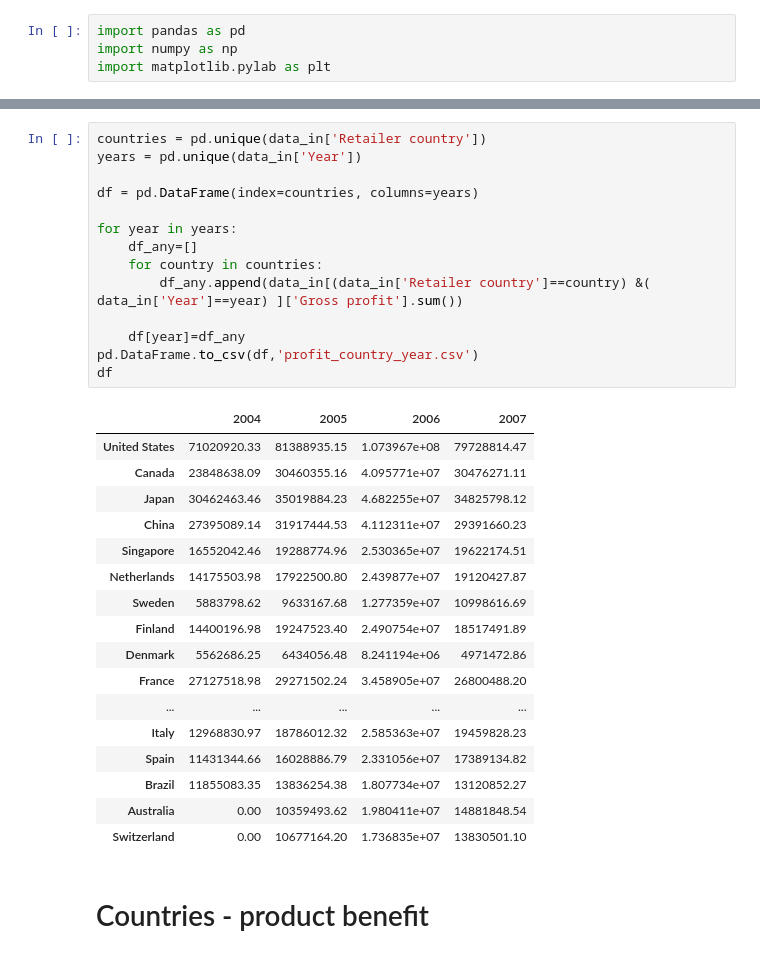
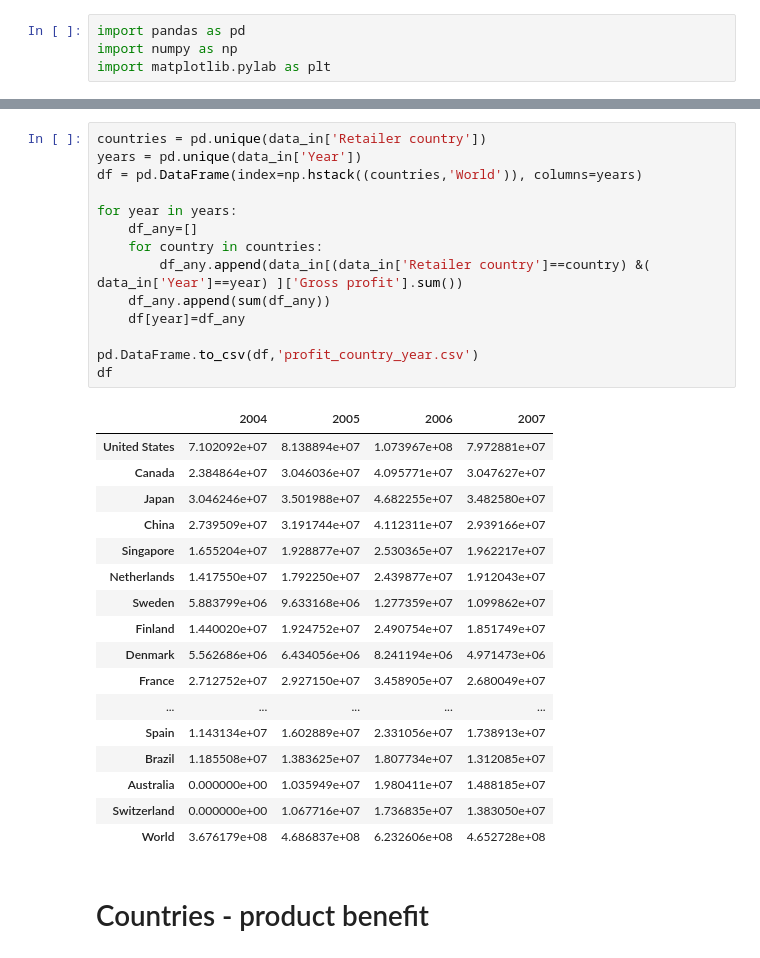
Before and after one commit to escapa12/Visualization, a Jupyter notebook: Task2/Group data.ipynb, the cells around one changed output, grey strips where cells are left out. Cells and saved outputs as stored; diff of their text form.

```diff
--- a/Task2/Group data.ipynb
+++ b/Task2/Group data.ipynb
@@ -17,35 +17,35 @@ data_in.head()
 # %%
 countries = pd.unique(data_in['Retailer country'])
 years = pd.unique(data_in['Year'])
-
-df = pd.DataFrame(index=countries, columns=years)
+df = pd.DataFrame(index=np.hstack((countries,'World')), columns=years)
 
 for year in years:
     df_any=[]
     for country in countries:
         df_any.append(data_in[(data_in['Retailer country']==country) &( data_in['Year']==year) ]['Gross profit'].sum())
+    df_any.append(sum(df_any))
+    df[year]=df_any
 
-    df[year]=df_any
 pd.DataFrame.to_csv(df,'profit_country_year.csv')
 df
 # %% [output]
 |  | 2004 | 2005 | 2006 | 2007 |
-| United States | 71020920.33 | 81388935.15 | 1.073967e+08 | 79728814.47 |
-| Canada | 23848638.09 | 30460355.16 | 4.095771e+07 | 30476271.11 |
-| Japan | 30462463.46 | 35019884.23 | 4.682255e+07 | 34825798.12 |
-| China | 27395089.14 | 31917444.53 | 4.112311e+07 | 29391660.23 |
-| Singapore | 16552042.46 | 19288774.96 | 2.530365e+07 | 19622174.51 |
-| Netherlands | 14175503.98 | 17922500.80 | 2.439877e+07 | 19120427.87 |
-| Sweden | 5883798.62 | 9633167.68 | 1.277359e+07 | 10998616.69 |
-| Finland | 14400196.98 | 19247523.40 | 2.490754e+07 | 18517491.89 |
-| Denmark | 5562686.25 | 6434056.48 | 8.241194e+06 | 4971472.86 |
-| France | 27127518.98 | 29271502.24 | 3.458905e+07 | 26800488.20 |
+| United States | 7.102092e+07 | 8.138894e+07 | 1.073967e+08 | 7.972881e+07 |
+| Canada | 2.384864e+07 | 3.046036e+07 | 4.095771e+07 | 3.047627e+07 |
+| Japan | 3.046246e+07 | 3.501988e+07 | 4.682255e+07 | 3.482580e+07 |
+| China | 2.739509e+07 | 3.191744e+07 | 4.112311e+07 | 2.939166e+07 |
+| Singapore | 1.655204e+07 | 1.928877e+07 | 2.530365e+07 | 1.962217e+07 |
+| Netherlands | 1.417550e+07 | 1.792250e+07 | 2.439877e+07 | 1.912043e+07 |
+| Sweden | 5.883799e+06 | 9.633168e+06 | 1.277359e+07 | 1.099862e+07 |
+| Finland | 1.440020e+07 | 1.924752e+07 | 2.490754e+07 | 1.851749e+07 |
+| Denmark | 5.562686e+06 | 6.434056e+06 | 8.241194e+06 | 4.971473e+06 |
+| France | 2.712752e+07 | 2.927150e+07 | 3.458905e+07 | 2.680049e+07 |
 | ... | ... | ... | ... | ... |
-| Italy | 12968830.97 | 18786012.32 | 2.585363e+07 | 19459828.23 |
-| Spain | 11431344.66 | 16028886.79 | 2.331056e+07 | 17389134.82 |
-| Brazil | 11855083.35 | 13836254.38 | 1.807734e+07 | 13120852.27 |
-| Australia | 0.00 | 10359493.62 | 1.980411e+07 | 14881848.54 |
-| Switzerland | 0.00 | 10677164.20 | 1.736835e+07 | 13830501.10 |
+| Spain | 1.143134e+07 | 1.602889e+07 | 2.331056e+07 | 1.738913e+07 |
+| Brazil | 1.185508e+07 | 1.383625e+07 | 1.807734e+07 | 1.312085e+07 |
+| Australia | 0.000000e+00 | 1.035949e+07 | 1.980411e+07 | 1.488185e+07 |
+| Switzerland | 0.000000e+00 | 1.067716e+07 | 1.736835e+07 | 1.383050e+07 |
+| World | 3.676179e+08 | 4.686837e+08 | 6.232606e+08 | 4.652728e+08 |
 # %% [markdown]
 #  Countries - product benefit
 # %%
```
Also changed, not shown: parts of 2 cells of this notebook, 3 other files.
